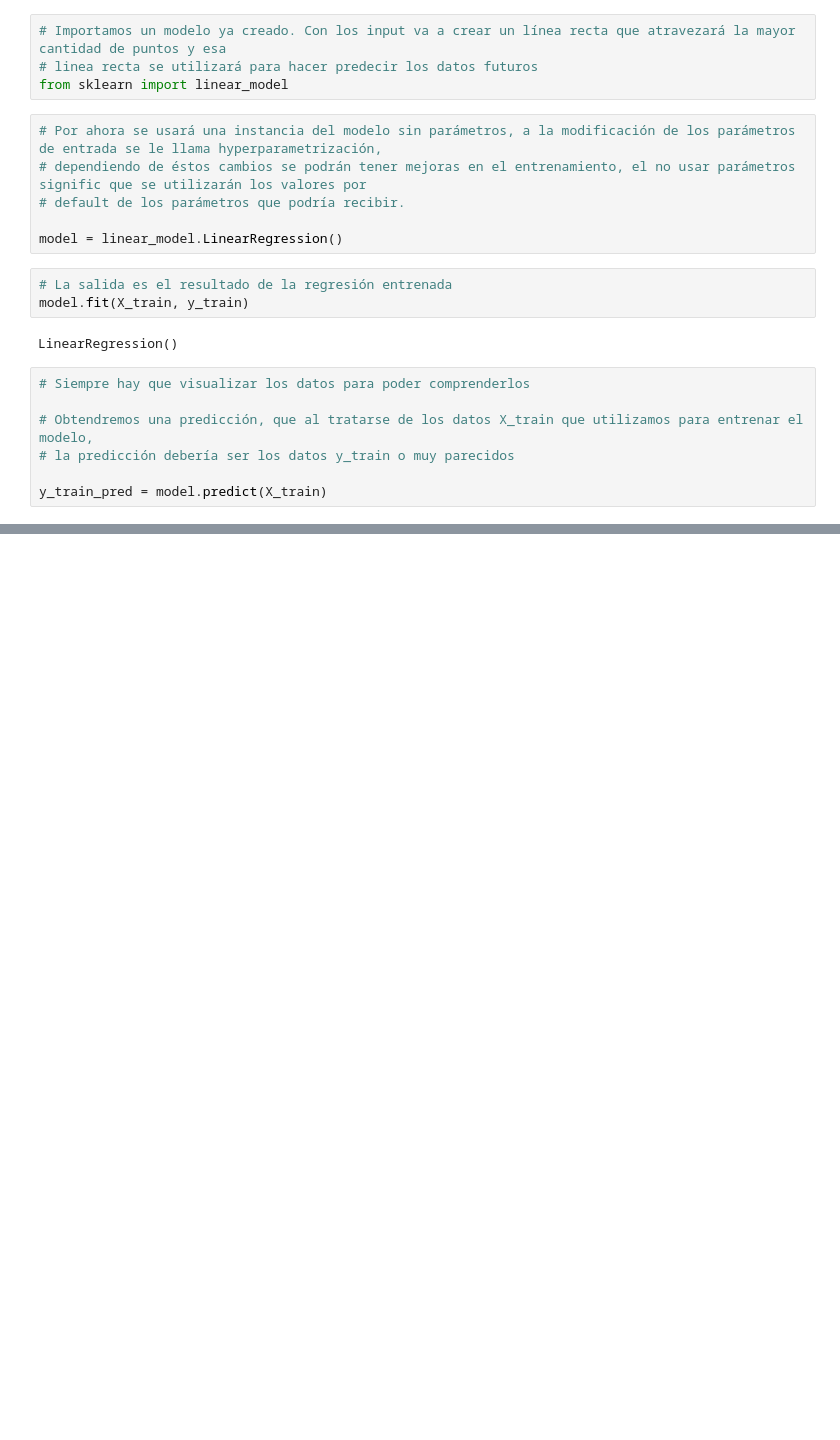
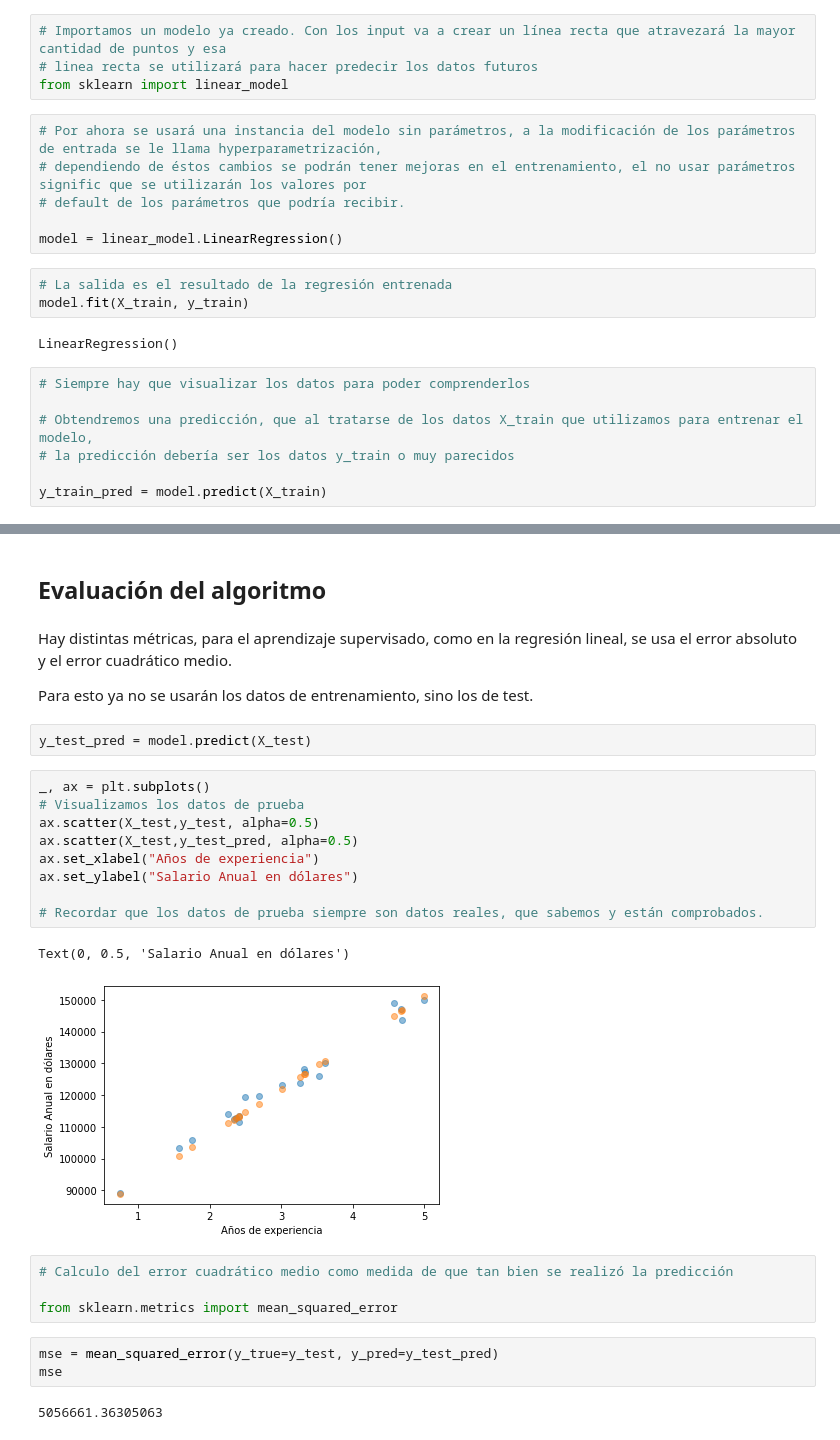
Before and after one commit to gabrieltorres519/Curso_ML_Python_Programador_IA, a Jupyter notebook: 4_Algoritmos_de_Regresión/1_Regresión_Lineal.ipynb, the cells around one changed output, grey strips where cells are left out. Saved outputs shown, nothing was run; the diff lists cells and outputs as text; blank space fills up the shorter version.

```diff
--- a/4_Algoritmos_de_Regresión/1_Regresión_Lineal.ipynb
+++ b/4_Algoritmos_de_Regresión/1_Regresión_Lineal.ipynb
@@ -88,3 +92,32 @@ ax.set_ylabel("Salario Anual en dólares")
 # %% [output]
 Text(0, 0.5, 'Salario Anual en dólares')
 [figure]
+# %% [markdown]
+## Evaluación del algoritmo
+# %% [markdown]
+Hay distintas métricas, para el aprendizaje supervisado, como en la regresión lineal, se usa el error absoluto y el error cuadrático medio.
+
+Para esto ya no se usarán los datos de entrenamiento, sino los de test.
+# %%
+y_test_pred = model.predict(X_test)
+# %%
+_, ax = plt.subplots()
+# Visualizamos los datos de prueba
+ax.scatter(X_test,y_test, alpha=0.5)
+ax.scatter(X_test,y_test_pred, alpha=0.5)
+ax.set_xlabel("Años de experiencia")
+ax.set_ylabel("Salario Anual en dólares")
+
+# Recordar que los datos de prueba siempre son datos reales, que sabemos y están comprobados.
+# %% [output]
+Text(0, 0.5, 'Salario Anual en dólares')
+[figure, added]
+# %%
+# Calculo del error cuadrático medio como medida de que tan bien se realizó la predicción
+
+from sklearn.metrics import mean_squared_error
+# %%
+mse = mean_squared_error(y_true=y_test, y_pred=y_test_pred)
+mse
+# %% [output]
+5056661.36305063
```
Also changed, not shown: parts of 2 cells of this notebook.
